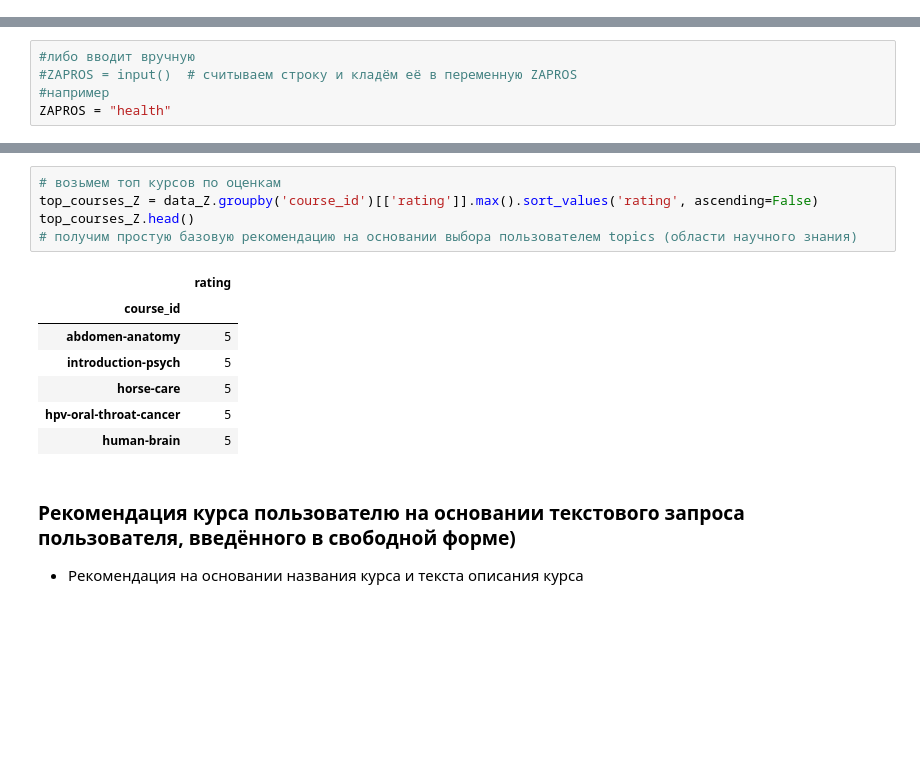
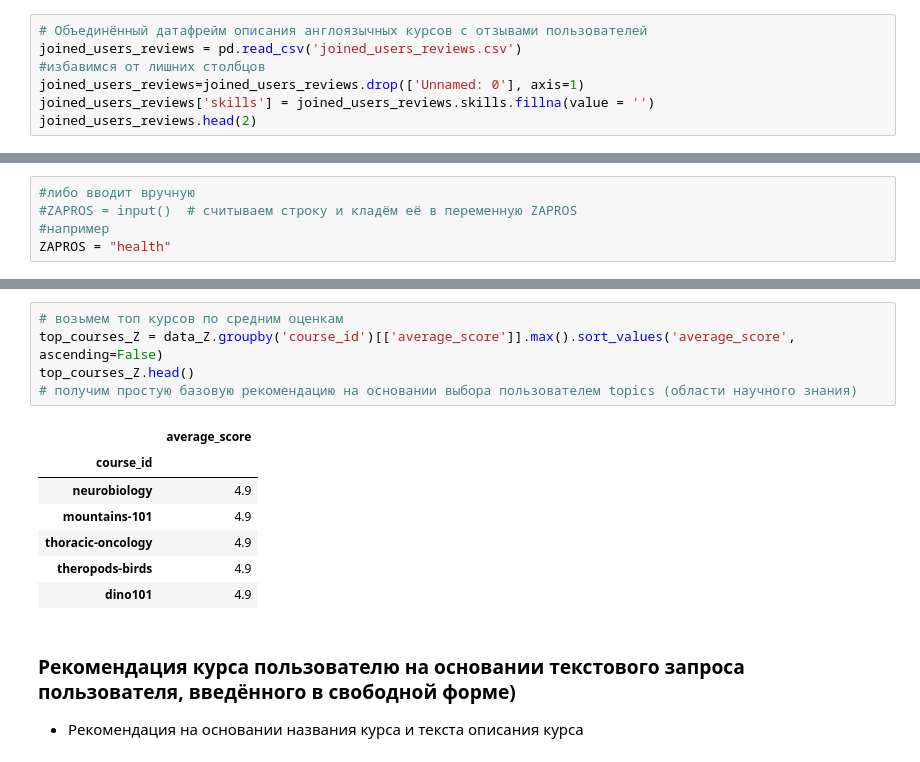
Before and after one commit to AbrMaria/Rec_Sys_PROJECT, a Jupyter notebook: reviews_eng_courses-word2vec.ipynb, the cells around one changed output, grey strips where cells are left out. Saved outputs shown, nothing was run; the diff lists cells and outputs as text; blank space fills up the shorter version.

```diff
--- a/reviews_eng_courses-word2vec.ipynb
+++ b/reviews_eng_courses-word2vec.ipynb
@@ -527,0 +171,7 @@ joined_users_reviews['url'] = joined_users_reviews['url'].astype(str)
+# %%
+# Oбъединённый датафрейм описания англоязычных курсов с отзывами пользователей
+joined_users_reviews = pd.read_csv('joined_users_reviews.csv')
+#избавимся от лишних столбцов
+joined_users_reviews=joined_users_reviews.drop(['Unnamed: 0'], axis=1)
+joined_users_reviews['skills'] = joined_users_reviews.skills.fillna(value = '')
+joined_users_reviews.head(2)
@@ -658,16 +396,16 @@ data_Z.head(3)
 # %%
-# возьмем топ курсов по оценкам
-top_courses_Z = data_Z.groupby('course_id')[['rating']].max().sort_values('rating', ascending=False)
+# возьмем топ курсов по средним оценкам
+top_courses_Z = data_Z.groupby('course_id')[['average_score']].max().sort_values('average_score', ascending=False)
 top_courses_Z.head()
 # получим простую базовую рекомендацию на основании выбора пользователем topics (области научного знания)
 # %% [output]
-|  | rating |
+|  | average_score |
 | course_id |  |
-| abdomen-anatomy | 5 |
-| introduction-psych | 5 |
-| horse-care | 5 |
-| hpv-oral-throat-cancer | 5 |
-| human-brain | 5 |
+| neurobiology | 4.9 |
+| mountains-101 | 4.9 |
+| thoracic-oncology | 4.9 |
+| theropods-birds | 4.9 |
+| dino101 | 4.9 |
 # %% [markdown]
 ### Рекомендация курса пользователю на основании текстового запроса пользователя, введённого в свободной форме)
 - Рекомендация на основании названия курса и текста описания курса
```
Also changed, not shown: parts of 117 cells of this notebook, 8 other files.
